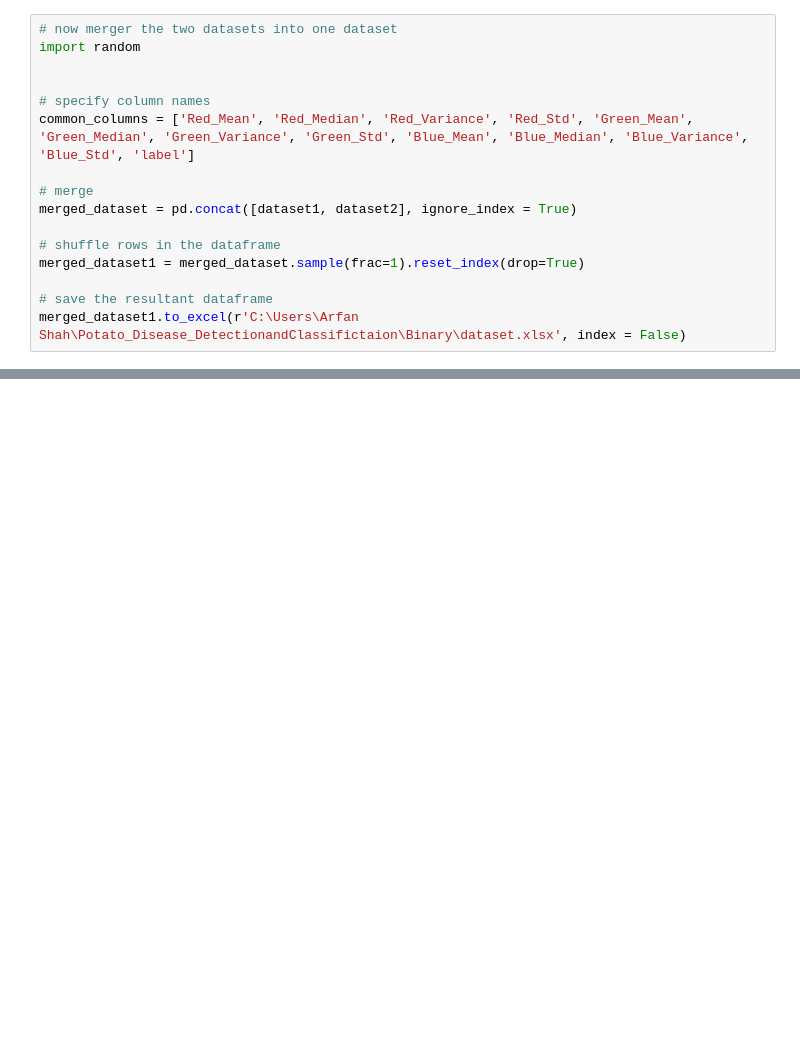
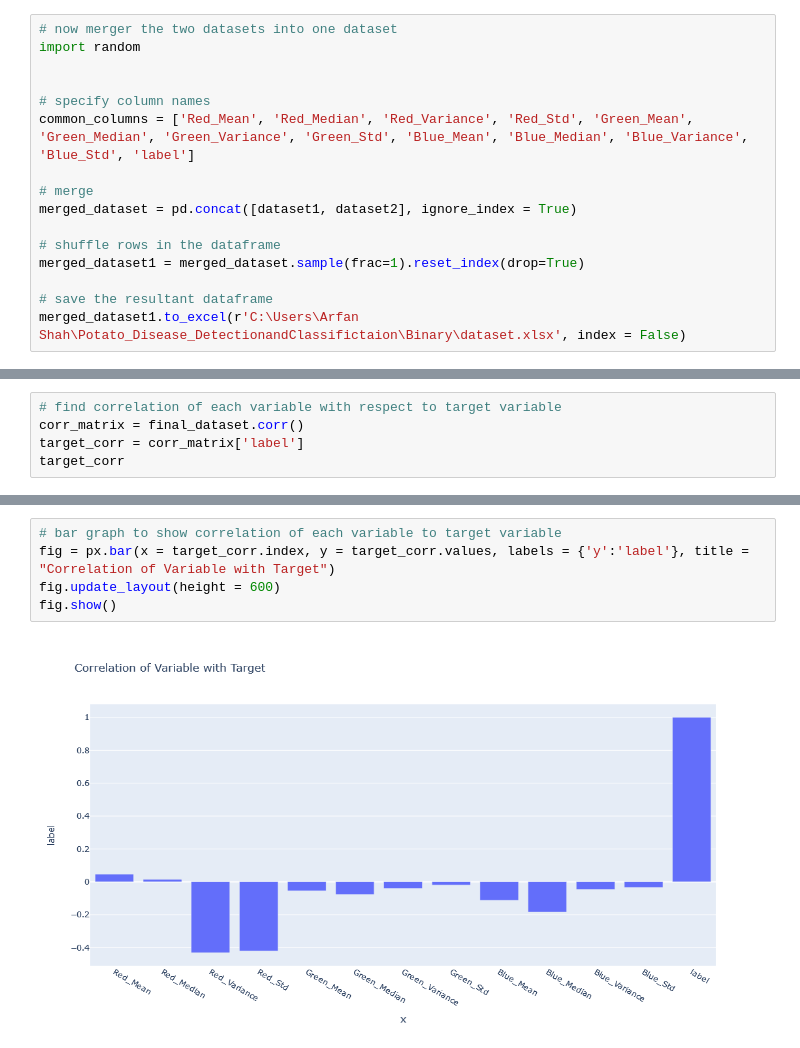
Before and after one commit to arfan64shah/Potato_Disease_DetectionandClassifictaion, a Jupyter notebook: Binary/binary.ipynb, the cells around one changed output, grey strips where cells are left out. Drawn from its saved outputs; the diff is of its cells as text; blank space fills up the shorter version.

```diff
--- a/Binary/binary.ipynb
+++ b/Binary/binary.ipynb
@@ -475,0 +594,5 @@ dataset.head()
+# %%
+# find correlation of each variable with respect to target variable
+corr_matrix = final_dataset.corr()
+target_corr = corr_matrix['label']
+target_corr
@@ -475,0 +614,7 @@ dataset.head()
+# %%
+# bar graph to show correlation of each variable to target variable
+fig = px.bar(x = target_corr.index, y = target_corr.values, labels = {'y':'label'}, title = "Correlation of Variable with Target")
+fig.update_layout(height = 600)
+fig.show()
+# %% [output]
+[figure, added]
```
Also changed, not shown: parts of 11 cells of this notebook.
